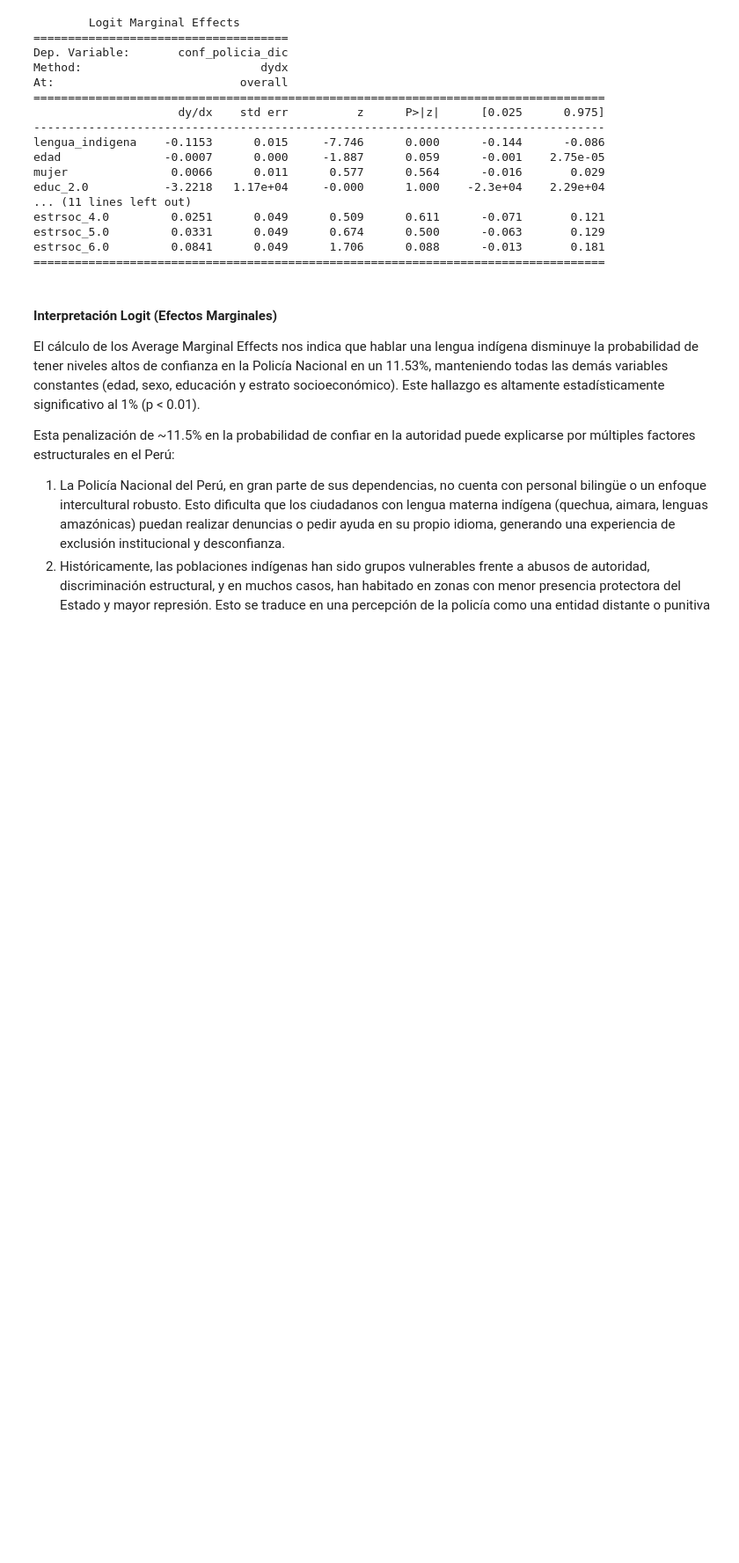
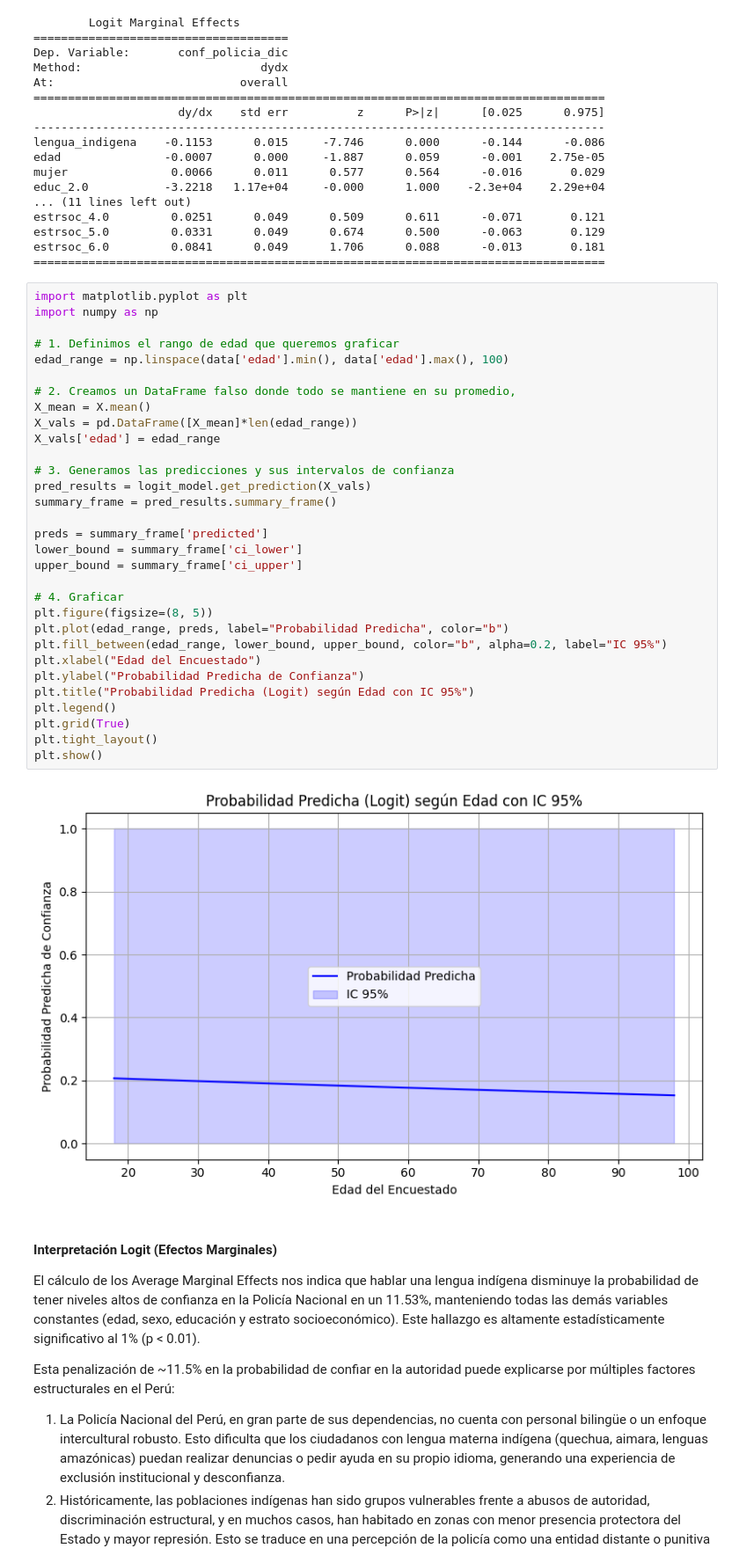
Before and after one commit to estefania-apaza/inferencia-causal-proyecto-lengua-enaho2024, a Jupyter notebook: Actividad 2/TC2_Salinas_Apaza_Perez_Marcos_20231724_20230487_20212237_20221214.ipynb, the cells around one changed output. Shown at 88% size. Cells and saved outputs as stored; diff of their text form; blank space fills up the shorter version.

```diff
--- a/Actividad 2/TC2_Salinas_Apaza_Perez_Marcos_20231724_20230487_20212237_20221214.ipynb
+++ b/Actividad 2/TC2_Salinas_Apaza_Perez_Marcos_20231724_20230487_20212237_20221214.ipynb
@@ -358,6 +358,39 @@ estrsoc_4.0         0.0251      0.049      0.509      0.611      -0.071       0.
 estrsoc_5.0         0.0331      0.049      0.674      0.500      -0.063       0.129
 estrsoc_6.0         0.0841      0.049      1.706      0.088      -0.013       0.181
 ===================================================================================
+# %%
+import matplotlib.pyplot as plt
+import numpy as np
+
+# 1. Definimos el rango de edad que queremos graficar
+edad_range = np.linspace(data['edad'].min(), data['edad'].max(), 100)
+
+# 2. Creamos un DataFrame falso donde todo se mantiene en su promedio,
+X_mean = X.mean()
+X_vals = pd.DataFrame([X_mean]*len(edad_range))
+X_vals['edad'] = edad_range
+
+# 3. Generamos las predicciones y sus intervalos de confianza
+pred_results = logit_model.get_prediction(X_vals)
+summary_frame = pred_results.summary_frame()
+
+preds = summary_frame['predicted']
+lower_bound = summary_frame['ci_lower']
+upper_bound = summary_frame['ci_upper']
+
+# 4. Graficar
+plt.figure(figsize=(8, 5))
+plt.plot(edad_range, preds, label="Probabilidad Predicha", color="b")
+plt.fill_between(edad_range, lower_bound, upper_bound, color="b", alpha=0.2, label="IC 95%")
+plt.xlabel("Edad del Encuestado")
+plt.ylabel("Probabilidad Predicha de Confianza")
+plt.title("Probabilidad Predicha (Logit) según Edad con IC 95%")
+plt.legend()
+plt.grid(True)
+plt.tight_layout()
+plt.show()
+# %% [output]
+[figure, added]
 # %% [markdown]
 #### Interpretación Logit (Efectos Marginales)
 
```
Also changed, not shown: parts of 4 cells of this notebook.
